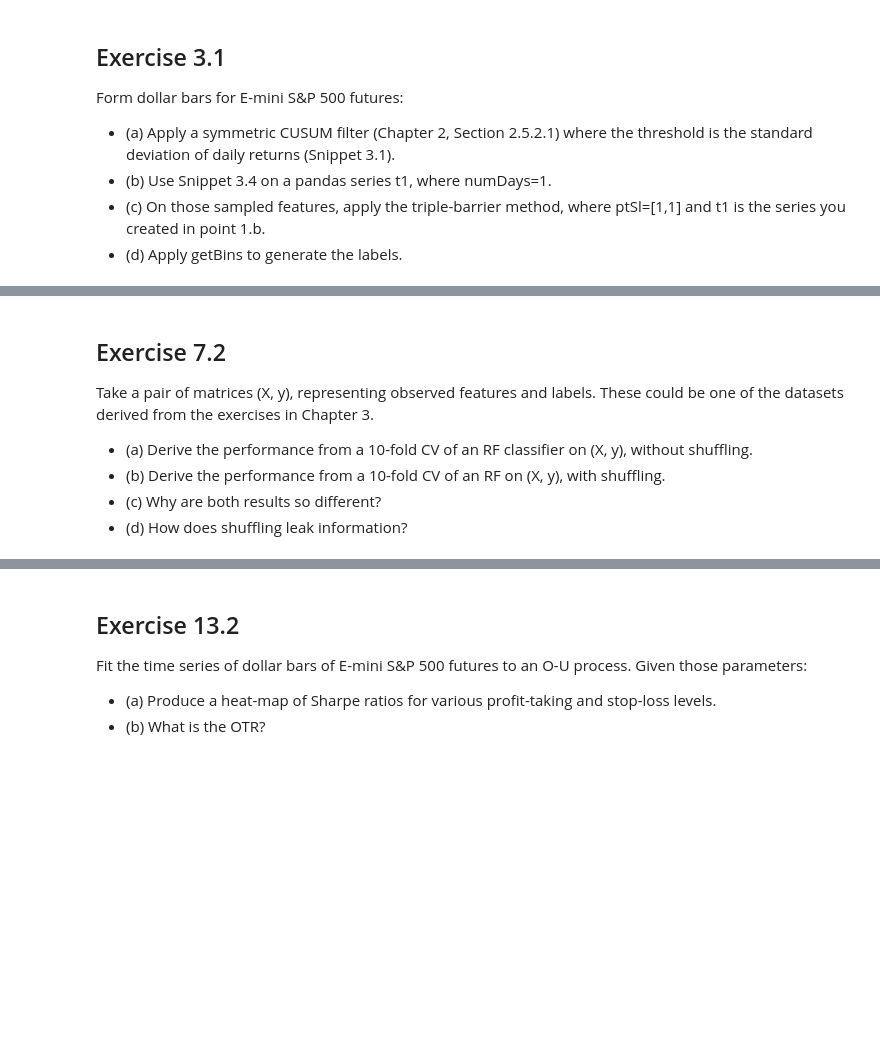
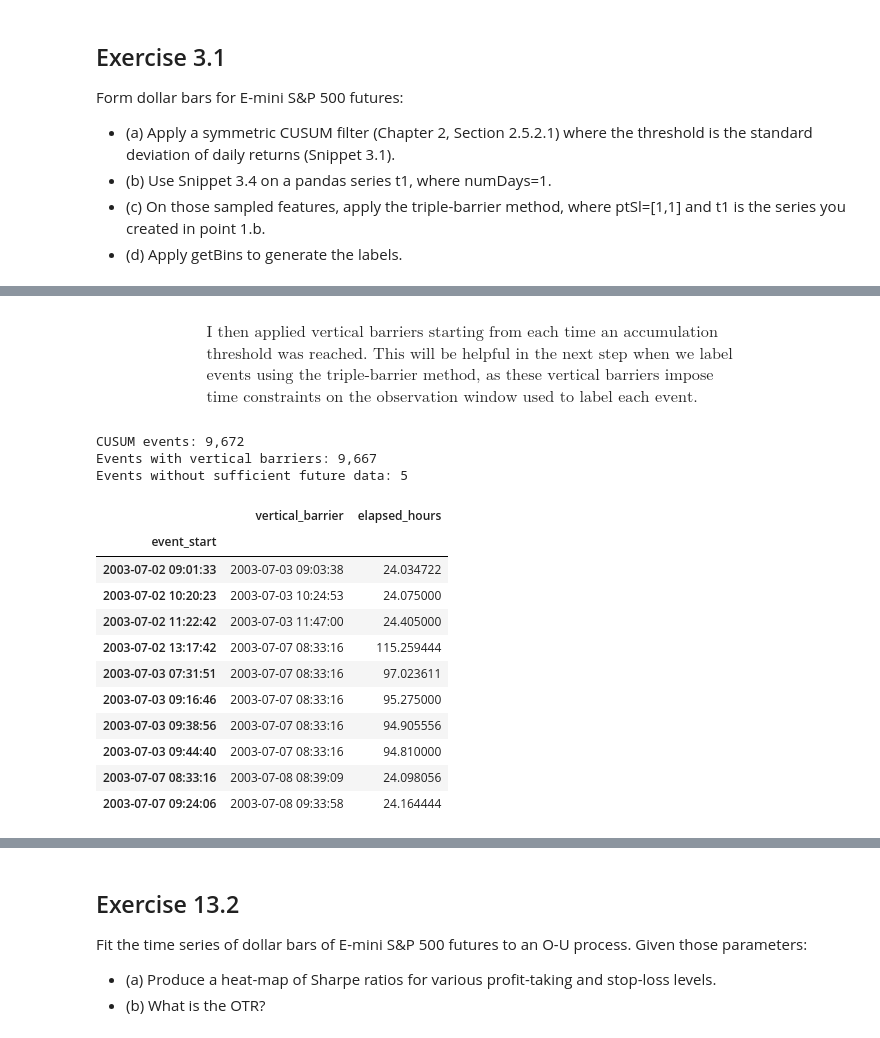
Before and after one commit to mmy32/ORIE-5256-Lopez-de-Prado-Financial-Machine-Learning-, a Jupyter notebook: notebooks/team_exercises.ipynb, the cells around one changed output, grey strips where cells are left out. Saved outputs shown, nothing was run; the diff lists cells and outputs as text; code cells hidden in the pictures; blank space fills up the shorter version.

```diff
--- a/notebooks/team_exercises.ipynb
+++ b/notebooks/team_exercises.ipynb
@@ -650,9 +849,0 @@ Form dollar bars for E-mini S&P 500 futures:
-# %% [markdown]
-## Exercise 7.2
-
-Take a pair of matrices (X, y), representing observed features and labels. These could be one of the datasets derived from the exercises in Chapter 3.
-
-- (a) Derive the performance from a 10-fold CV of an RF classifier on (X, y), without shuffling.
-- (b) Derive the performance from a 10-fold CV of an RF on (X, y), with shuffling.
-- (c) Why are both results so different?
-- (d) How does shuffling leak information?
@@ -660,0 +850,60 @@ Take a pair of matrices (X, y), representing observed features and labels. These
+# %% [markdown]
+\begin{array}{l}
+\text{I then applied vertical barriers starting from each time an accumulation}\\
+\text{threshold was reached. This will be helpful in the next step when we label}\\
+\text{events using the triple-barrier method, as these vertical barriers impose}\\
+\text{time constraints on the observation window used to label each event.}
+\end{array}
+# %%
+# Exercise 3.1(b): one-calendar-day vertical barriers.
+
+num_days = 1
+
+target_times = t_events + pd.Timedelta(days=num_days)
+
+barrier_positions = close.index.searchsorted(
+    target_times,
+    side="left",
+)
+
+# Exclude events whose expiration lies beyond the available data.
+has_barrier = barrier_positions < len(close)
+
+t1 = pd.Series(
+    close.index[barrier_positions[has_barrier]],
+    index=t_events[has_barrier],
+    name="vertical_barrier",
+)
+t1.index.name = "event_start"
+
+assert (
+    pd.DatetimeIndex(t1.to_numpy())
+    >= t1.index + pd.Timedelta(days=num_days)
+).all()
+
+print(f"CUSUM events: {len(t_events):,}")
+print(f"Events with vertical barriers: {len(t1):,}")
+print(f"Events without sufficient future data: {(~has_barrier).sum():,}")
+
+preview = t1.to_frame()
+preview["elapsed_hours"] = (
+    pd.DatetimeIndex(t1.to_numpy()) - t1.index
+).total_seconds() / 3600
+
+display(preview.head(10))
+# %% [output]
+CUSUM events: 9,672
+Events with vertical barriers: 9,667
+Events without sufficient future data: 5
+|  | vertical_barrier | elapsed_hours |
+| event_start |  |  |
+| 2003-07-02 09:01:33 | 2003-07-03 09:03:38 | 24.034722 |
+| 2003-07-02 10:20:23 | 2003-07-03 10:24:53 | 24.075000 |
+| 2003-07-02 11:22:42 | 2003-07-03 11:47:00 | 24.405000 |
+| 2003-07-02 13:17:42 | 2003-07-07 08:33:16 | 115.259444 |
+| 2003-07-03 07:31:51 | 2003-07-07 08:33:16 | 97.023611 |
+| 2003-07-03 09:16:46 | 2003-07-07 08:33:16 | 95.275000 |
+| 2003-07-03 09:38:56 | 2003-07-07 08:33:16 | 94.905556 |
+| 2003-07-03 09:44:40 | 2003-07-07 08:33:16 | 94.810000 |
+| 2003-07-07 08:33:16 | 2003-07-08 08:39:09 | 24.098056 |
+| 2003-07-07 09:24:06 | 2003-07-08 09:33:58 | 24.164444 |
```
Also changed, not shown: parts of 24 cells of this notebook.
